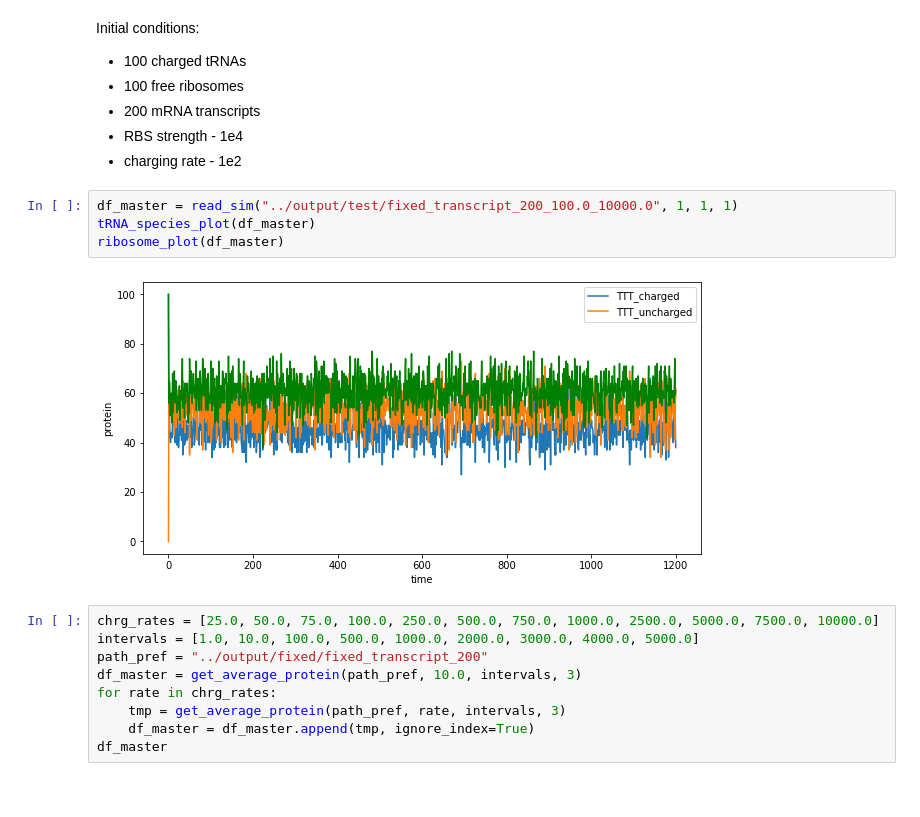
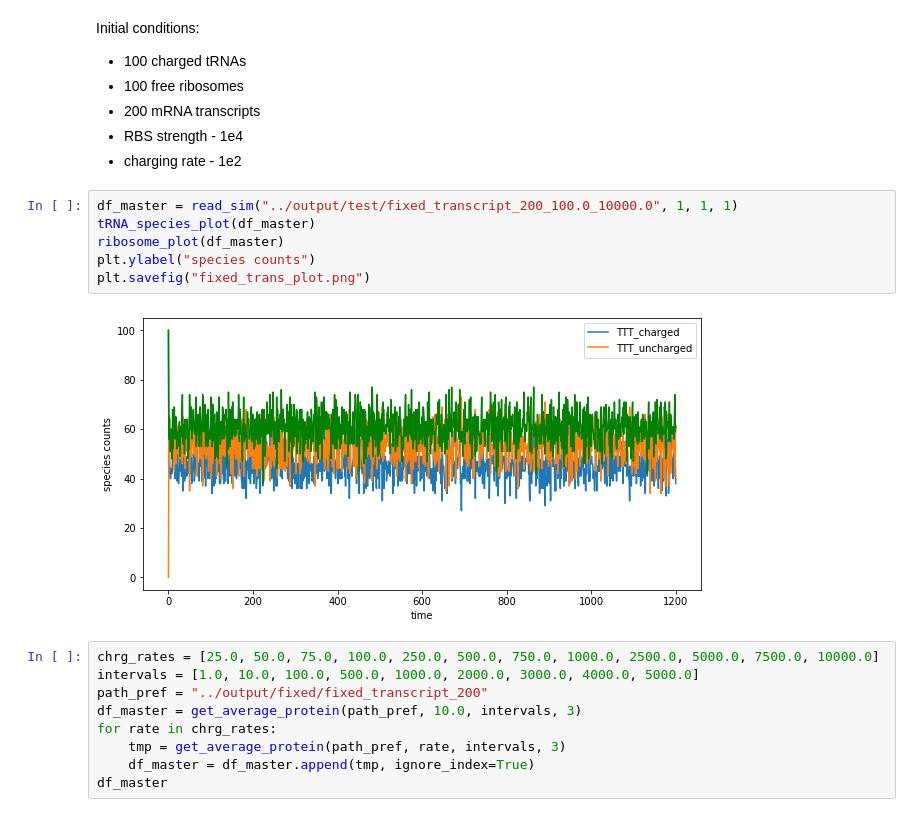
Before and after one commit to alexismhill3/tRNA-dynamics, a Jupyter notebook: analysis/fixed_transcript.ipynb, the cells around one changed output. Cells and saved outputs as stored; diff of their text form.

Commit message:
make plots for group meeting jan 28

```diff
--- a/analysis/fixed_transcript.ipynb
+++ b/analysis/fixed_transcript.ipynb
@@ -93,9 +93,11 @@ Initial conditions:
 # %%
 df_master = read_sim("../output/test/fixed_transcript_200_100.0_10000.0", 1, 1, 1)
 tRNA_species_plot(df_master)
 ribosome_plot(df_master)
+plt.ylabel("species counts")
+plt.savefig("fixed_trans_plot.png")
 # %% [output]
-[figure, old version]
+[figure, new version]
 # %%
 chrg_rates = [25.0, 50.0, 75.0, 100.0, 250.0, 500.0, 750.0, 1000.0, 2500.0, 5000.0, 7500.0, 10000.0]
 intervals = [1.0, 10.0, 100.0, 500.0, 1000.0, 2000.0, 3000.0, 4000.0, 5000.0]
```
Also changed, not shown: parts of 3 cells of this notebook, 6 other files.
